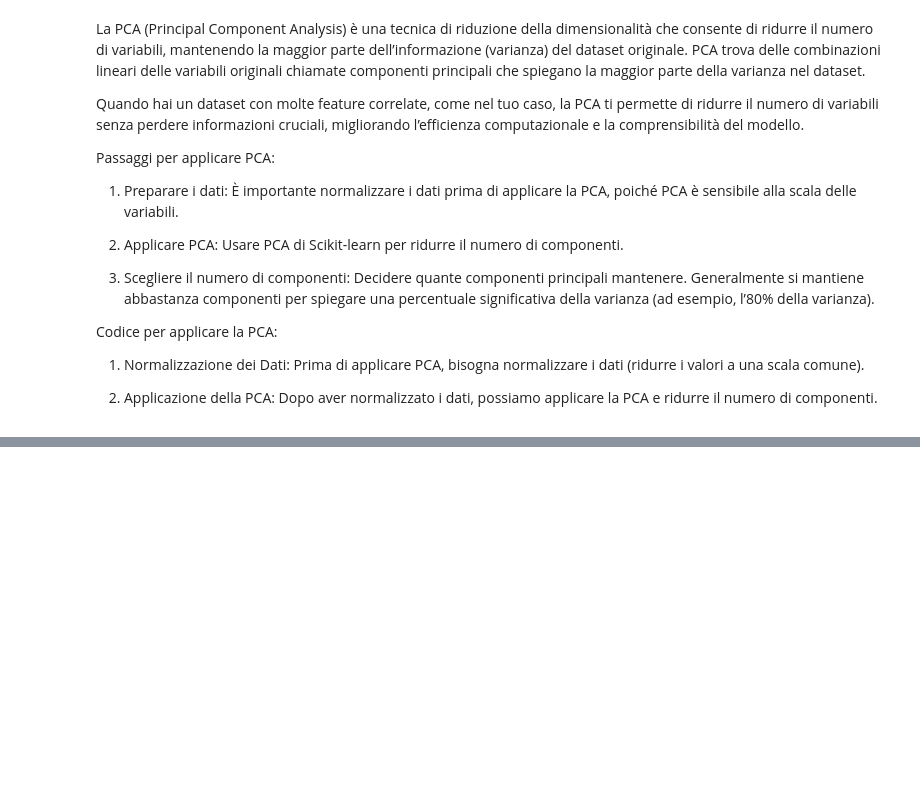
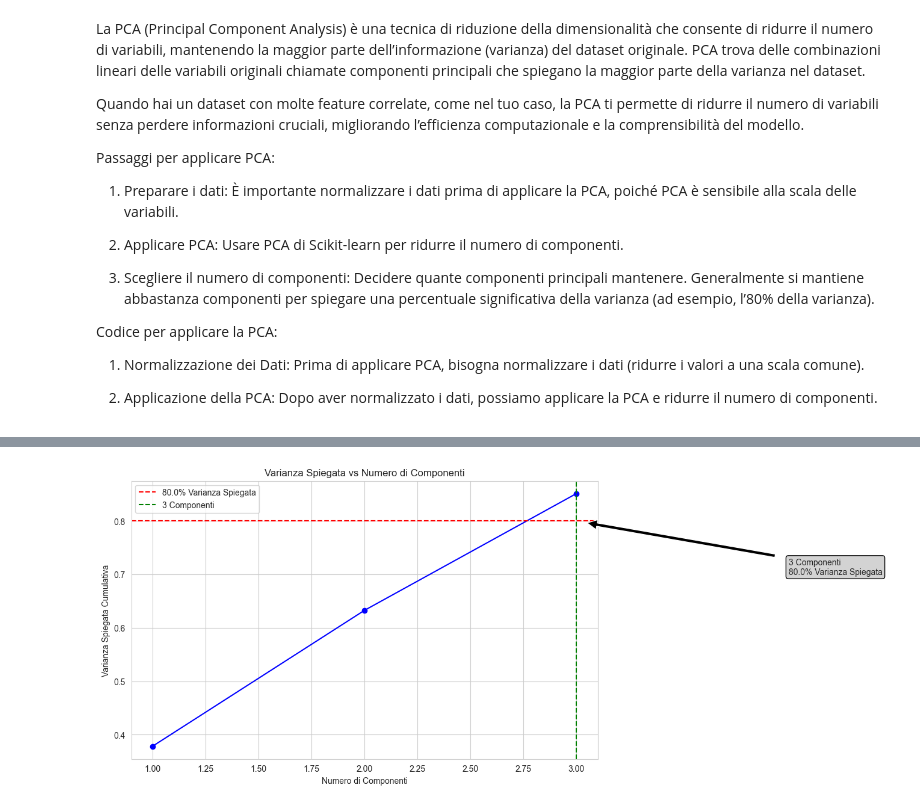
Before and after one commit to enricopierga/DataScience_2024-2025_Projects, a Jupyter notebook: Clustering/clustering_matches.ipynb, the cells around one changed output, grey strips where cells are left out. Saved outputs shown, nothing was run; the diff lists cells and outputs as text; code cells hidden in the pictures; blank space fills up the shorter version.

```diff
--- a/Clustering/clustering_matches.ipynb
+++ b/Clustering/clustering_matches.ipynb
@@ -343,0 +344,28 @@ PC6 -0.091400  0.090832  0.551589 -0.545878  0.429729 -0.443277
+# %%
+# 3. Visualizzazione della varianza spiegata
+plt.figure(figsize=(10, 6))
+plt.plot(range(1, len(pca.explained_variance_ratio_) + 1),
+         np.cumsum(pca.explained_variance_ratio_), 'bo-')
+plt.xlabel('Numero di Componenti')
+plt.ylabel('Varianza Spiegata Cumulativa')
+plt.title('Varianza Spiegata vs Numero di Componenti')
+plt.grid(True)
+
+# Annotazione per il punto di scelta delle componenti
+threshold = 0.8  # Soglia di varianza spiegata (80%)
+num_components = np.argmax(np.cumsum(pca.explained_variance_ratio_) >= threshold) + 1
+
+plt.axhline(y=threshold, color='r', linestyle='--', label=f'{threshold*100}% Varianza Spiegata')
+plt.axvline(x=num_components, color='g', linestyle='--', label=f'{num_components} Componenti')
+
+plt.annotate(f'{num_components} Componenti\n{threshold*100}% Varianza Spiegata',
+             xy=(num_components, threshold),
+             xytext=(num_components+1, threshold-0.1),
+             arrowprops=dict(facecolor='black', shrink=0.05),
+             fontsize=10,
+             bbox=dict(boxstyle="round,pad=0.3", edgecolor='black', facecolor='lightgray'))
+
+plt.legend()
+plt.show()
+# %% [output]
+[figure, added]
```
Also changed, not shown: parts of 24 cells of this notebook, 1 other file.
